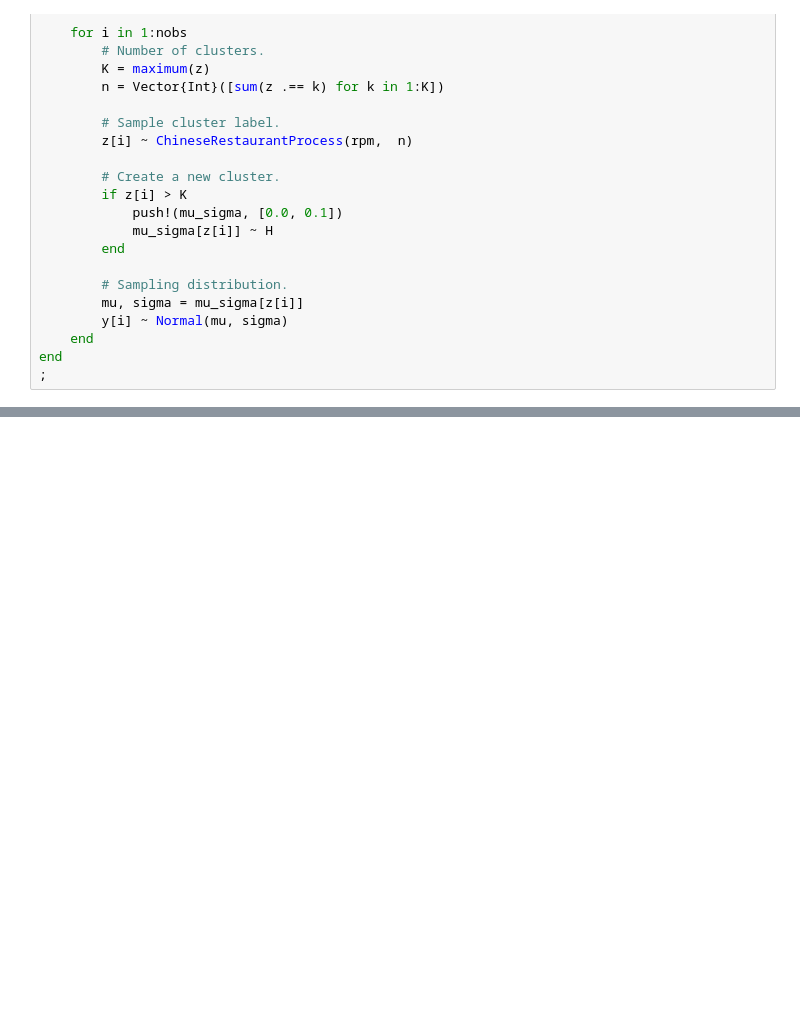
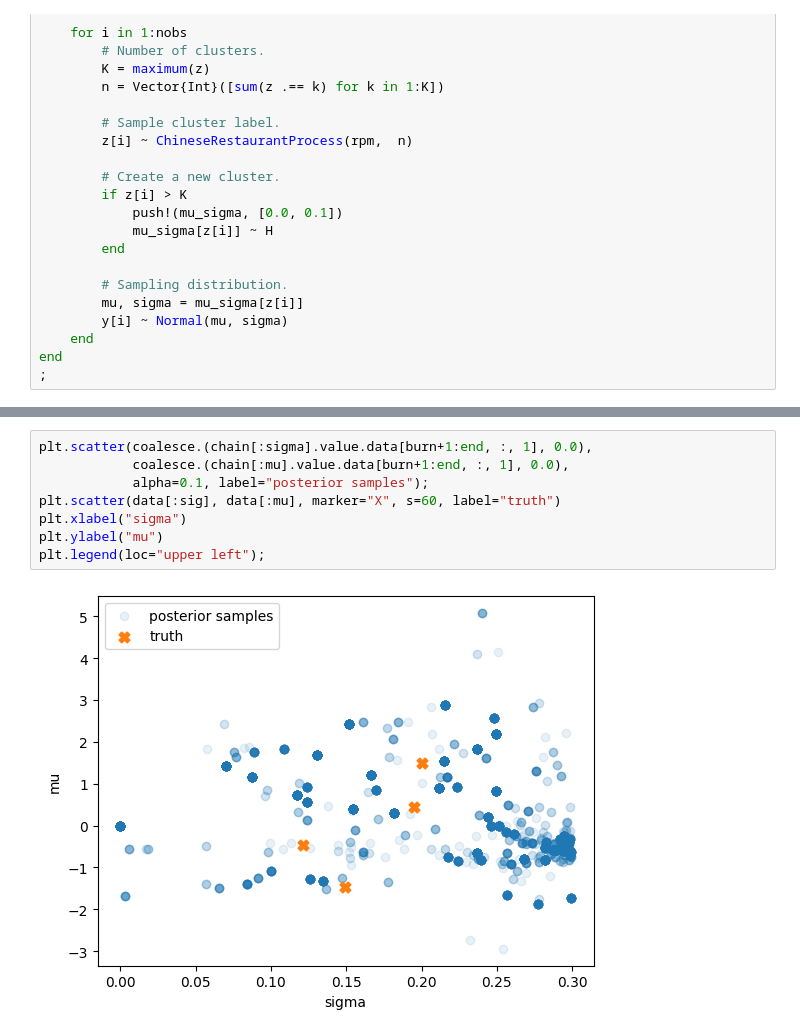
Before and after one commit to luiarthur/TuringBnpBenchmarks, a Jupyter notebook: src/dp-gmm/notebooks/dp_crp_gmm_turing.ipynb, the cells around one changed output, grey strips where cells are left out. Drawn from its saved outputs; the diff is of its cells as text; blank space fills up the shorter version.

```diff
--- a/src/dp-gmm/notebooks/dp_crp_gmm_turing.ipynb
+++ b/src/dp-gmm/notebooks/dp_crp_gmm_turing.ipynb
@@ -184,0 +249,10 @@ plt.plot(coalesce.(chain[:mu].value.data[burn+1:end, :, 1], 0.0));
+# %%
+plt.scatter(coalesce.(chain[:sigma].value.data[burn+1:end, :, 1], 0.0),
+            coalesce.(chain[:mu].value.data[burn+1:end, :, 1], 0.0),
+            alpha=0.1, label="posterior samples");
+plt.scatter(data[:sig], data[:mu], marker="X", s=60, label="truth")
+plt.xlabel("sigma")
+plt.ylabel("mu")
+plt.legend(loc="upper left");
+# %% [output]
+[figure, added]
```
Also changed, not shown: parts of 11 cells of this notebook.
